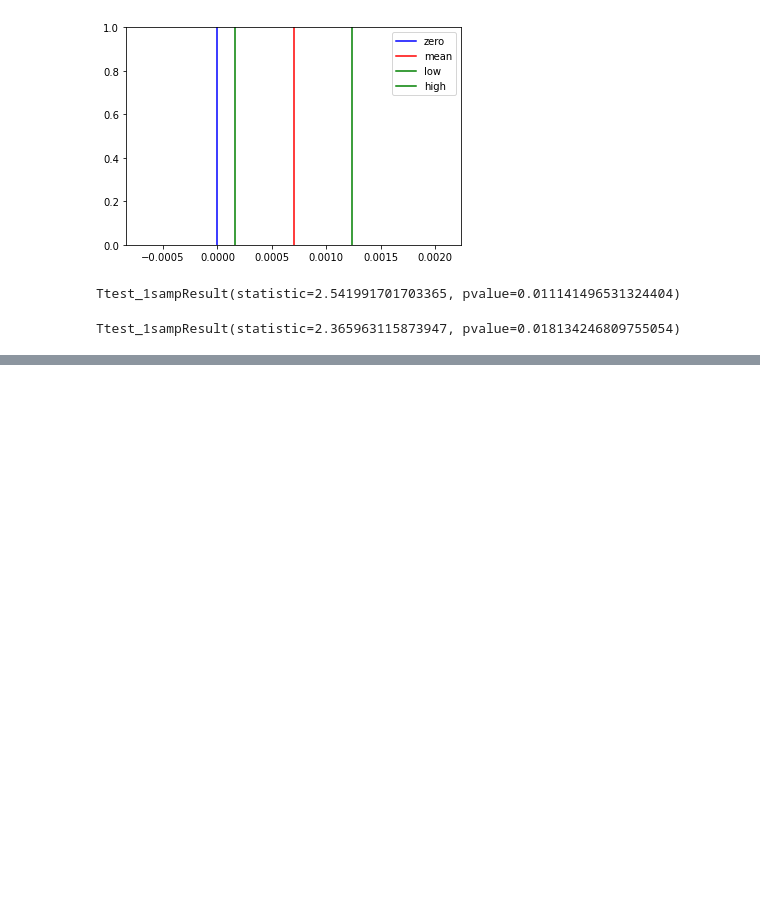
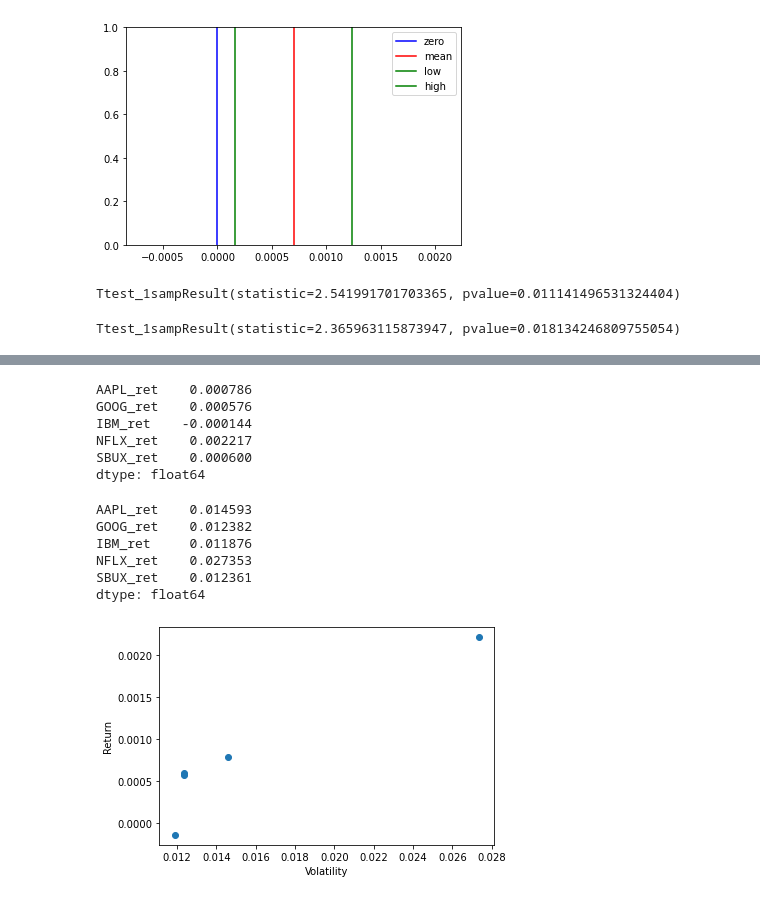
Before and after one commit to tohidabedini/deep-learning-courses, a Jupyter notebook: 04-Udemy - Financial/02-Financial basics/2.11-Financial Data Statistics.ipynb, the cells around one changed output, grey strips where cells are left out. Saved outputs shown, nothing was run; the diff lists cells and outputs as text; code cells hidden in the pictures; blank space fills up the shorter version.

```diff
--- a/04-Udemy - Financial/02-Financial basics/2.11-Financial Data Statistics.ipynb
+++ b/04-Udemy - Financial/02-Financial basics/2.11-Financial Data Statistics.ipynb
@@ -320,0 +375,22 @@ Ttest_1sampResult(statistic=2.365963115873947, pvalue=0.018134246809755054)
+# %%
+rets.mean()
+# %% [output]
+AAPL_ret    0.000786
+GOOG_ret    0.000576
+IBM_ret    -0.000144
+NFLX_ret    0.002217
+SBUX_ret    0.000600
+dtype: float64
+# %%
+rets.std()
+# %% [output]
+AAPL_ret    0.014593
+GOOG_ret    0.012382
+IBM_ret     0.011876
+NFLX_ret    0.027353
+SBUX_ret    0.012361
+dtype: float64
+# %%
+return_volatiliy_plot(rets)
+# %% [output]
+[figure, added]
```
Also changed, not shown: parts of 14 cells of this notebook.
